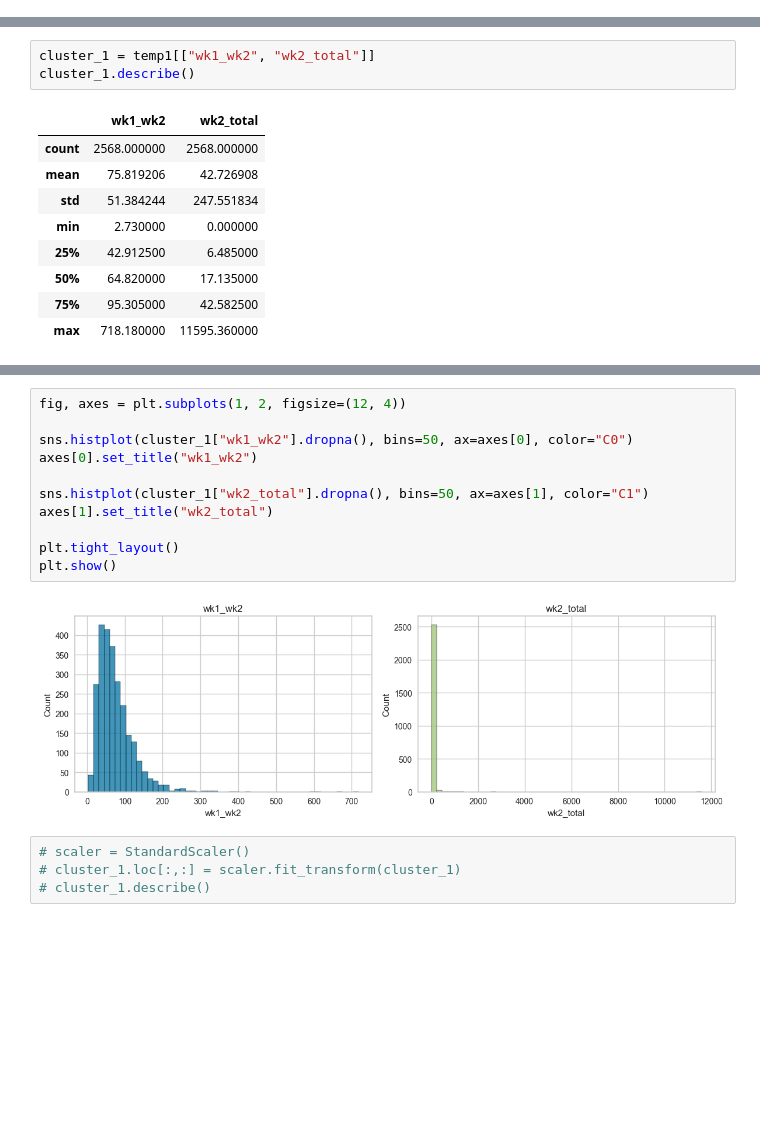
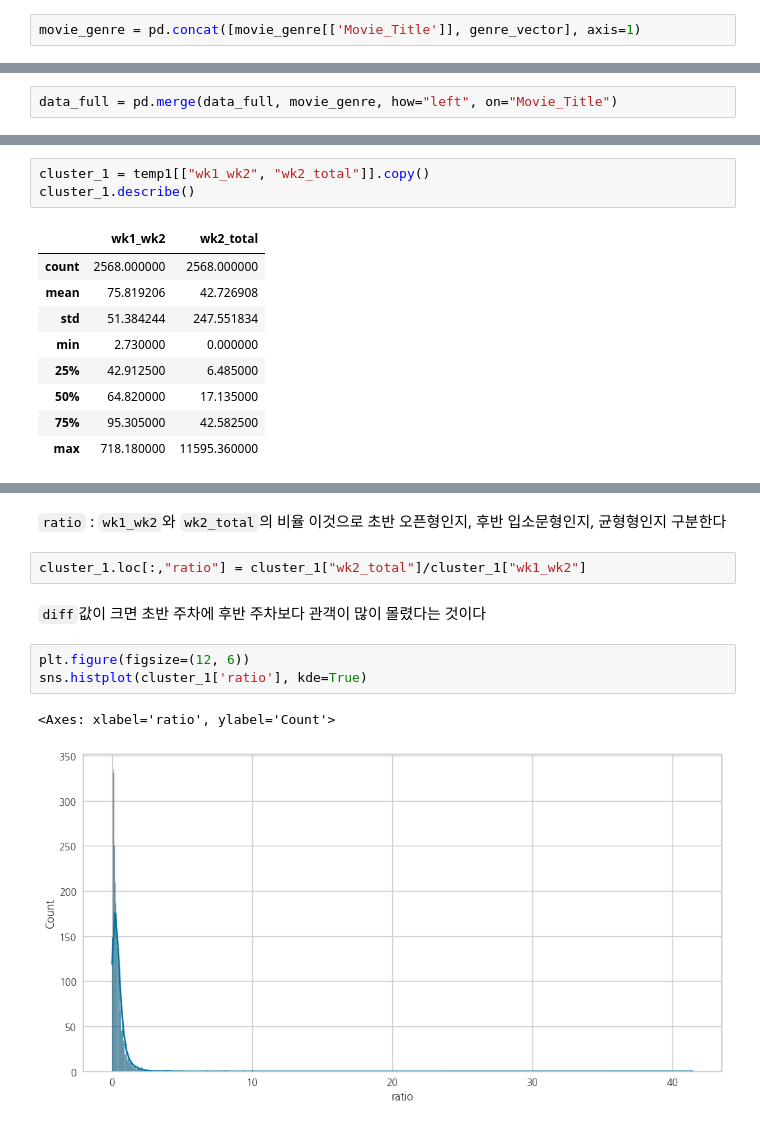
Before and after one commit to Seungwoo-JI64/BAF-25-2-Marketing, a Jupyter notebook: classification/jsw.ipynb, the cells around one changed output, grey strips where cells are left out. Cells and saved outputs as stored; diff of their text form; blank space fills up the shorter version.

```diff
--- a/classification/jsw.ipynb
+++ b/classification/jsw.ipynb
@@ -39,3 +91,5 @@ data_full = pd.concat([data_train, data_test], axis=0).reset_index(drop=True)
+# %%
+movie_genre = pd.concat([movie_genre[['Movie_Title']], genre_vector], axis=1)
 # %% [markdown]
 줄거리 임베딩 벡터는 사용하지 않는다
 # %%
@@ -65,3 +121,5 @@ data_full.head(2)
+# %%
+data_full = pd.merge(data_full, movie_genre, how="left", on="Movie_Title")
 # %%
 movie_title = data_full[["Movie_Title"]].copy()
 movie_data = data_full.drop(columns=["Movie_Title"]).copy()
@@ -82,5 +142,5 @@ temp1.loc[:,"wk2_total"] = round((temp1["Total_Audience_Count"]/temp1["con_wk2"]
 # %%
-cluster_1 = temp1[["wk1_wk2", "wk2_total"]]
+cluster_1 = temp1[["wk1_wk2", "wk2_total"]].copy()
 cluster_1.describe()
 # %% [output]
 |  | wk1_wk2 | wk2_total |
@@ -97,17 +155,13 @@ cluster_1.describe()
-# %%
-fig, axes = plt.subplots(1, 2, figsize=(12, 4))
-
-sns.histplot(cluster_1["wk1_wk2"].dropna(), bins=50, ax=axes[0], color="C0")
-axes[0].set_title("wk1_wk2")
-
-sns.histplot(cluster_1["wk2_total"].dropna(), bins=50, ax=axes[1], color="C1")
-axes[1].set_title("wk2_total")
-
-plt.tight_layout()
-plt.show()
-# %% [output]
-[figure, removed]
-# %%
-# scaler = StandardScaler()
-# cluster_1.loc[:,:] = scaler.fit_transform(cluster_1)
-# cluster_1.describe()
+# %% [markdown]
+`ratio` : `wk1_wk2`와 `wk2_total`의 비율
+이것으로 초반 오픈형인지, 후반 입소문형인지, 균형형인지 구분한다
+# %%
+cluster_1.loc[:,"ratio"] = cluster_1["wk2_total"]/cluster_1["wk1_wk2"]
+# %% [markdown]
+`diff`값이 크면 초반 주차에 후반 주차보다 관객이 많이 몰렸다는 것이다
+# %%
+plt.figure(figsize=(12, 6))
+sns.histplot(cluster_1['ratio'], kde=True)
+# %% [output]
+<Axes: xlabel='ratio', ylabel='Count'>
+[figure, added]
```
Also changed, not shown: parts of 34 cells of this notebook.
